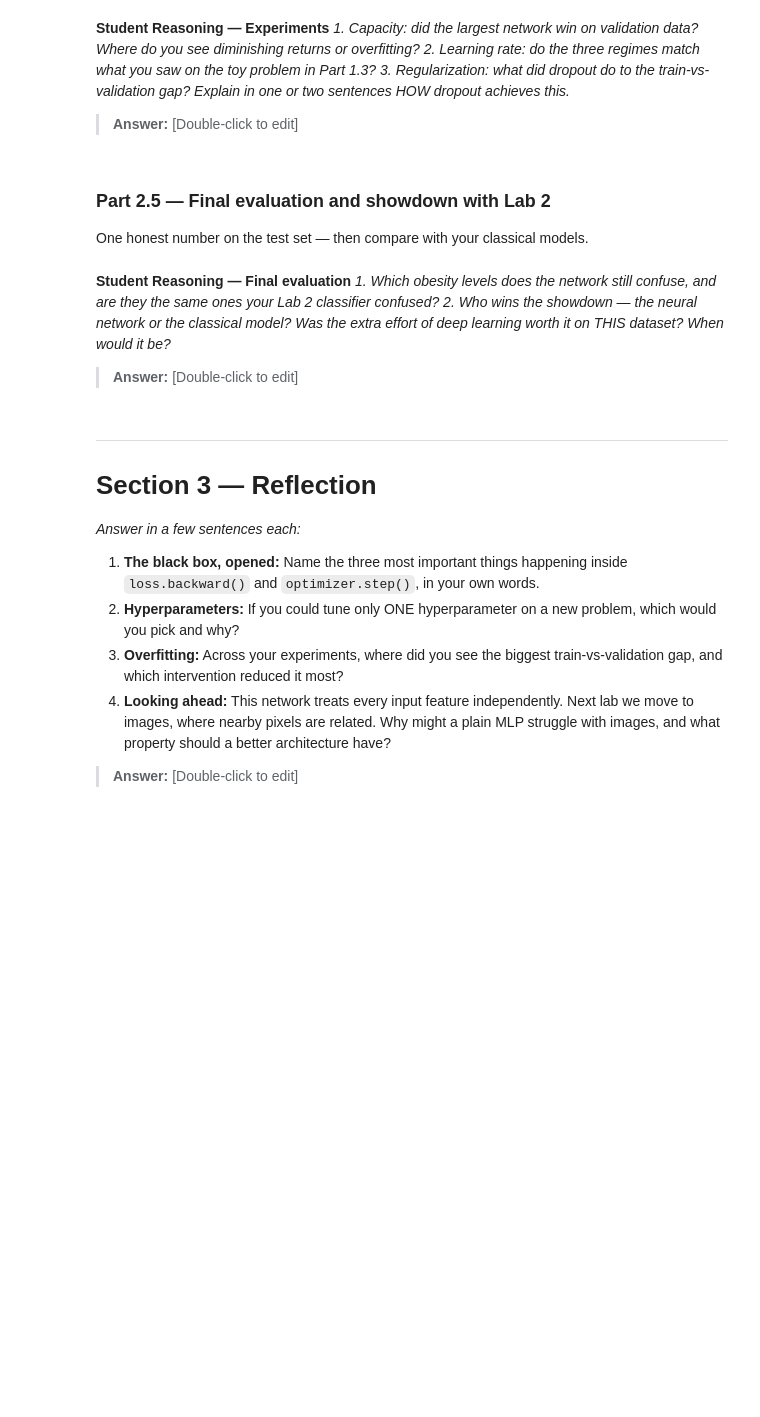
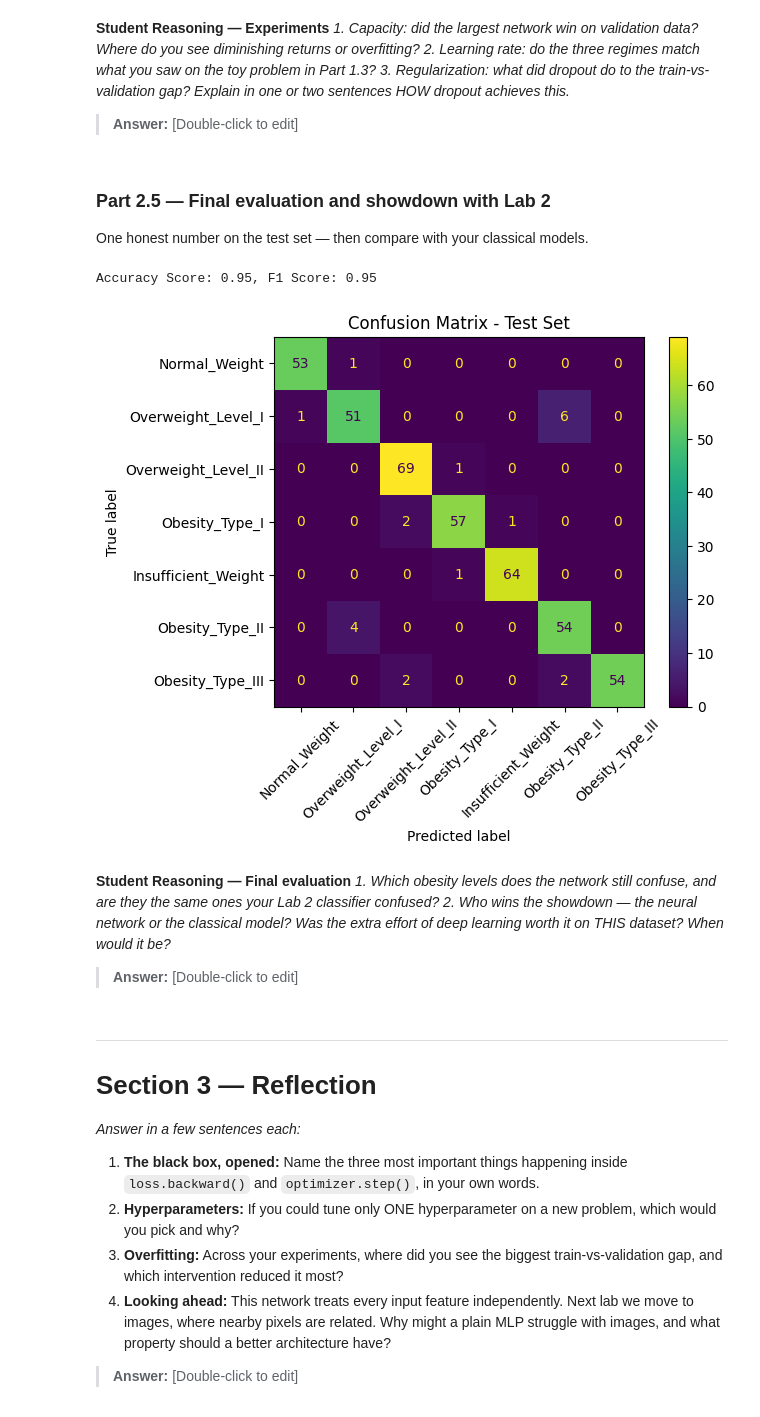
Before and after one commit to issahtiyum/lab-3, a Jupyter notebook: Lab_3.ipynb, the cells around one changed output. Cells and saved outputs as stored; diff of their text form; code cells hidden in the pictures; blank space fills up the shorter version.

```diff
--- a/Lab_3.ipynb
+++ b/Lab_3.ipynb
@@ -446,6 +446,7 @@ obesity = pd.get_dummies(obesity, columns=["Gender", "MTRANS"], drop_first=True)
 
 obesity["BMI"] = obesity["Weight"] / (obesity["Height"]**2)
 
+classes = obesity['NObeyesdad'].unique()
 label_encoder = LabelEncoder()
 obesity["NObeyesdad"] = label_encoder.fit_transform(obesity["NObeyesdad"])
 
@@ -887,17 +884,50 @@ sentences HOW dropout achieves this.*
 ### Part 2.5 — Final evaluation and showdown with Lab 2
 One honest number on the test set — then compare with your classical models.
 # %%
+from sklearn.metrics import accuracy_score, f1_score, classification_report, ConfusionMatrixDisplay
+
+
 # TODO: Load your best configuration's weights; model.eval().
-
+model = FeedForwardNet(X_train.shape[1])
+model.load_state_dict(torch.load("ffn_best.pt"))
+model.eval()
 # TODO: Report test ACCURACY and MACRO-F1
 #   from sklearn.metrics import accuracy_score, f1_score, classification_report
+with torch.no_grad():
+      predictions = []
+      targets = []
+      for xb, yb in test_loader:
+          logits = model(xb.to(DEVICE))
+          loss = criterion(logits, yb.to(DEVICE))
+
+          batch_preds = logits.argmax(dim=1)
+          predictions.extend(batch_preds.cpu().numpy())
+          targets.extend((yb.cpu().numpy()))
+
+test_acc = accuracy_score(targets, predictions)
+test_f1 = f1_score(targets, predictions, average='macro')
+
+print(f"Accuracy Score: {round(test_acc, 3)}, F1 Score: {round(test_f1, 3)}")
 
 # TODO: Confusion matrix for the test set with the 7 class names
 #   from sklearn.metrics import ConfusionMatrixDisplay
 
+ConfusionMatrixDisplay.from_predictions(
+    targets,
+    predictions,
+    xticks_rotation=45,
+    display_labels=classes
+)
+
+plt.title("Confusion Matrix - Test Set")
+plt.show()
+
 # TODO: Build a small comparison table (a pandas DataFrame is fine):
 #   rows = [your best Lab 2 classifier, this neural network]
 #   cols = [test accuracy, test macro-F1, training time, number of parameters/trees]
+# %% [output]
+Accuracy Score: 0.95, F1 Score: 0.95
+[figure, added]
 # %% [markdown]
 **Student Reasoning — Final evaluation**
 *1. Which obesity levels does the network still confuse, and are they the same ones your
```
Also changed, not shown: parts of 1 cell of this notebook, 1 other file.
